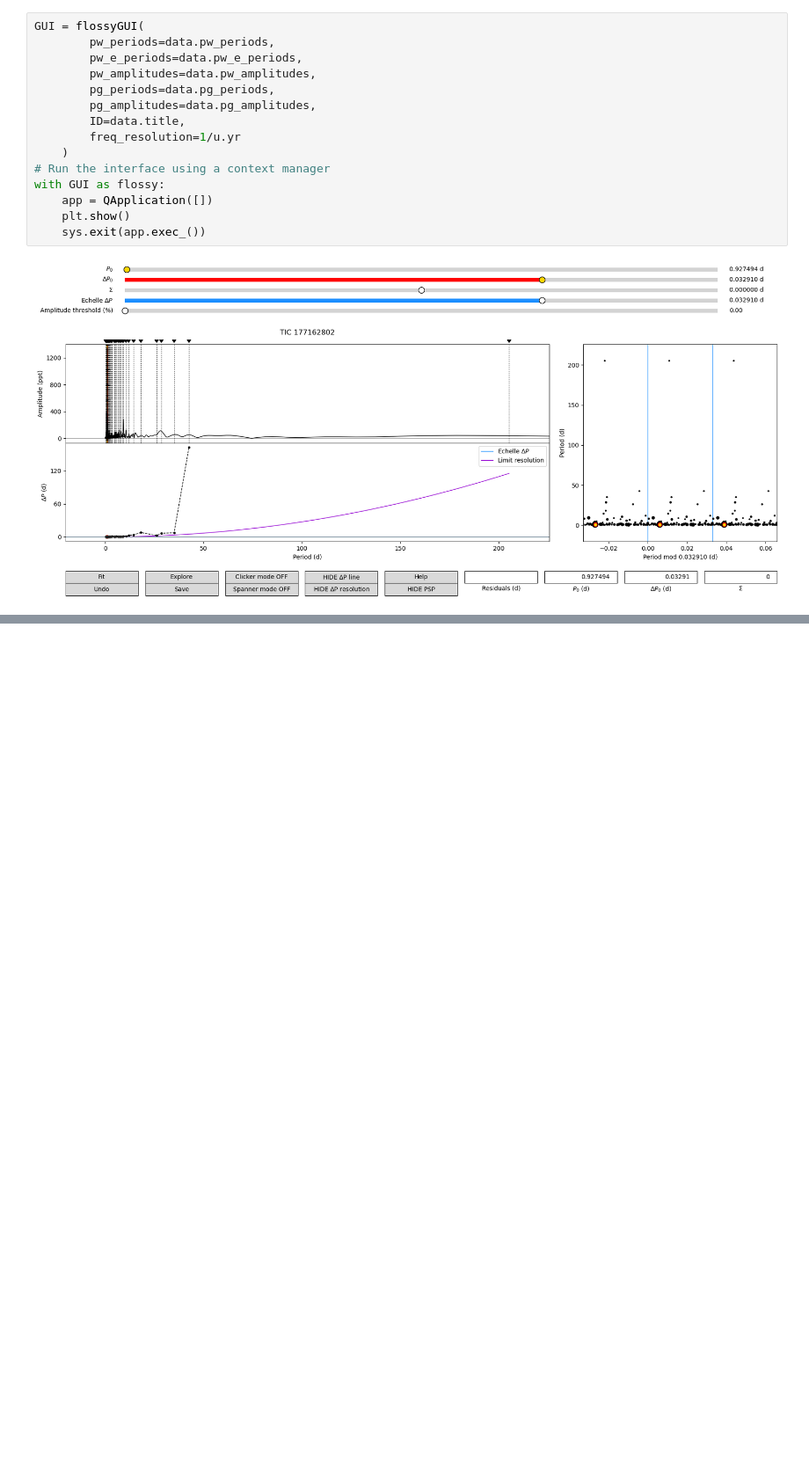
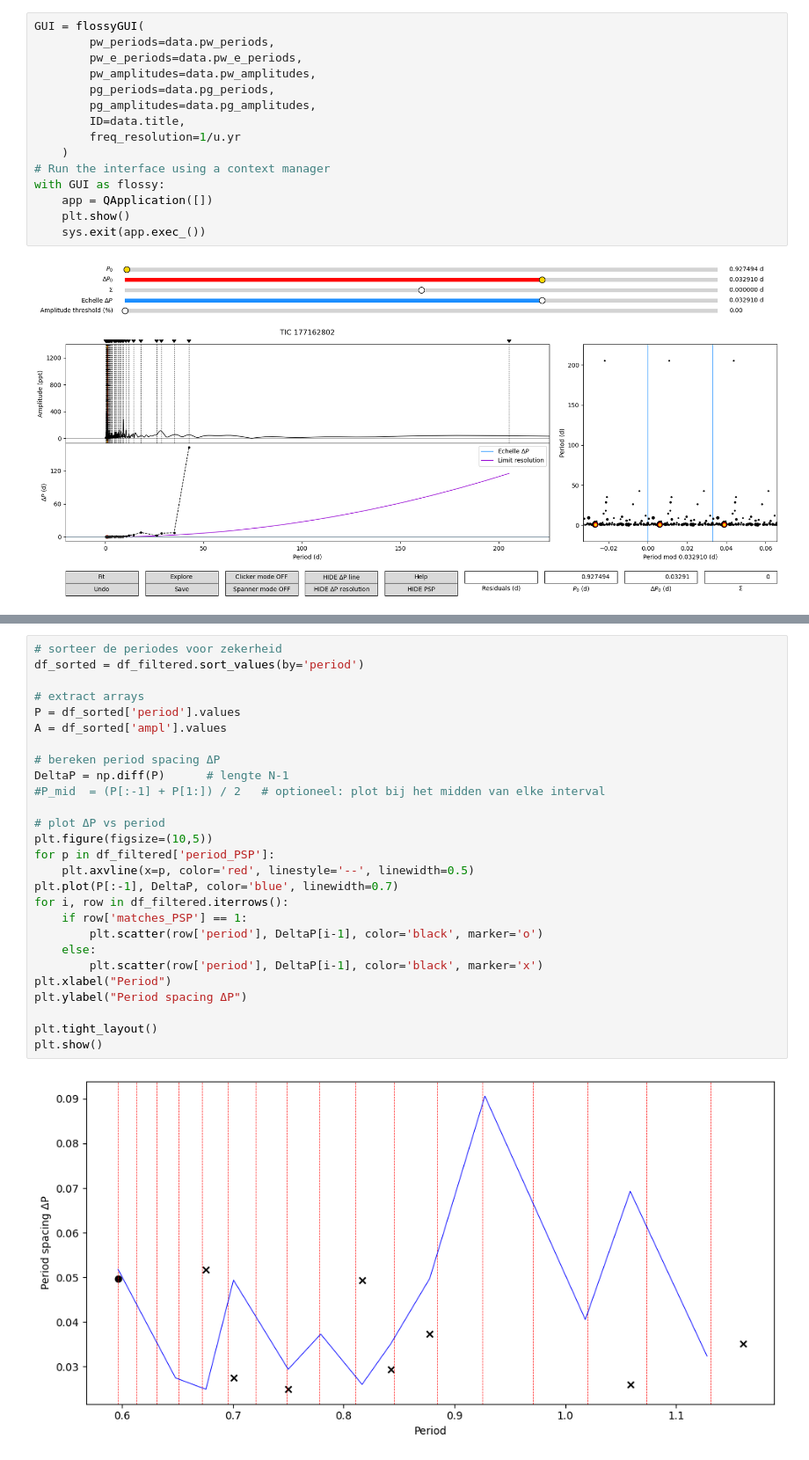
Before and after one commit to Professor-64/SPB-astroseismology, a Jupyter notebook: flossy_testen.ipynb, the cells around one changed output, grey strips where cells are left out. Shown at 88% size. Drawn from its saved outputs; the diff is of its cells as text; blank space fills up the shorter version.

```diff
--- a/flossy_testen.ipynb
+++ b/flossy_testen.ipynb
@@ -64,0 +157,29 @@ with GUI as flossy:
+# %%
+# sorteer de periodes voor zekerheid
+df_sorted = df_filtered.sort_values(by='period')
+
+# extract arrays
+P = df_sorted['period'].values
+A = df_sorted['ampl'].values
+
+# bereken period spacing ΔP
+DeltaP = np.diff(P)      # lengte N-1
+#P_mid  = (P[:-1] + P[1:]) / 2   # optioneel: plot bij het midden van elke interval
+
+# plot ΔP vs period
+plt.figure(figsize=(10,5))
+for p in df_filtered['period_PSP']:
+    plt.axvline(x=p, color='red', linestyle='--', linewidth=0.5)
+plt.plot(P[:-1], DeltaP, color='blue', linewidth=0.7)
+for i, row in df_filtered.iterrows():
+    if row['matches_PSP'] == 1:
+        plt.scatter(row['period'], DeltaP[i-1], color='black', marker='o')
+    else:
+        plt.scatter(row['period'], DeltaP[i-1], color='black', marker='x')
+plt.xlabel("Period")
+plt.ylabel("Period spacing ΔP")
+
+plt.tight_layout()
+plt.show()
+# %% [output]
+[figure, added]
```
Also changed, not shown: parts of 3 cells of this notebook, 11 other files.
